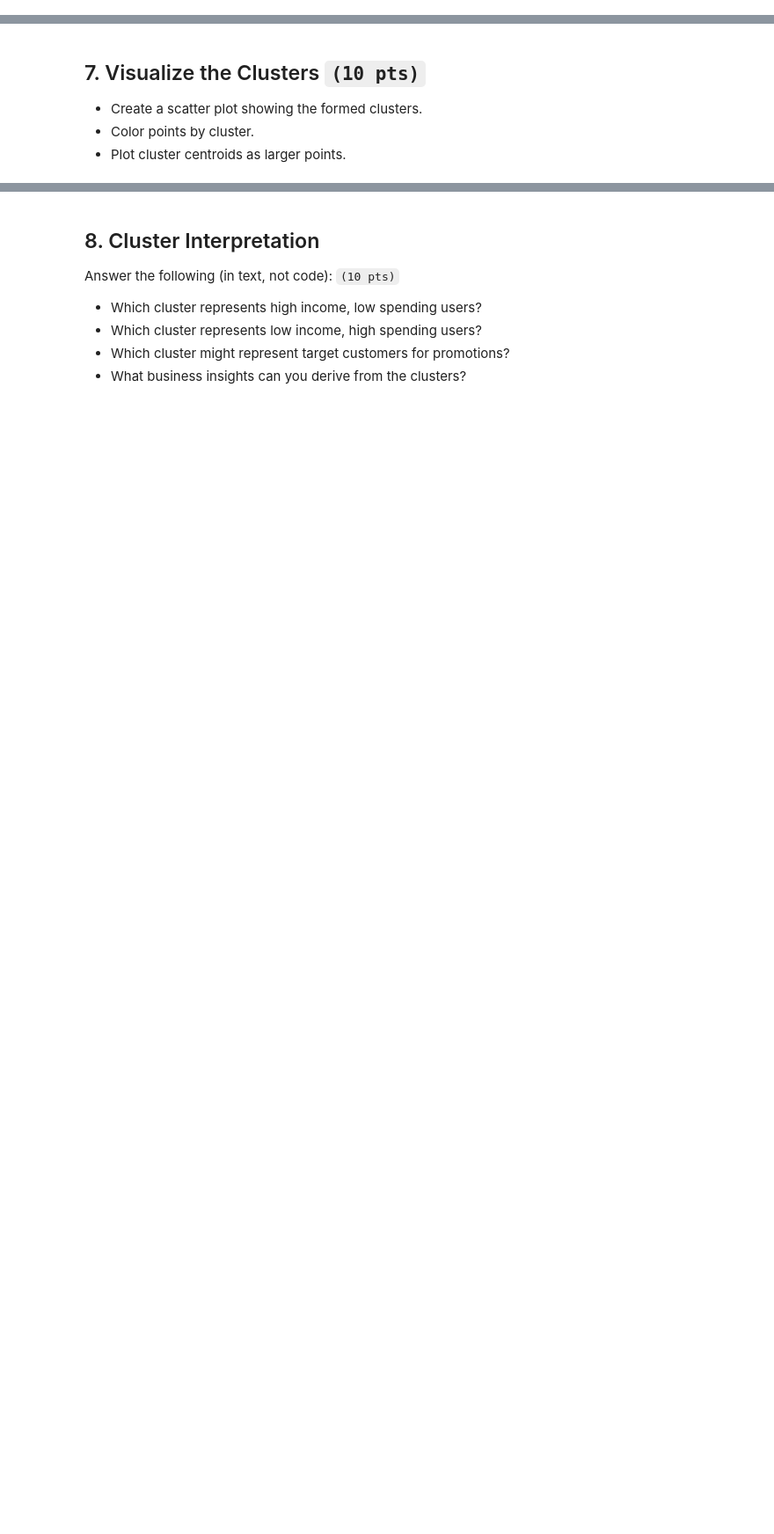
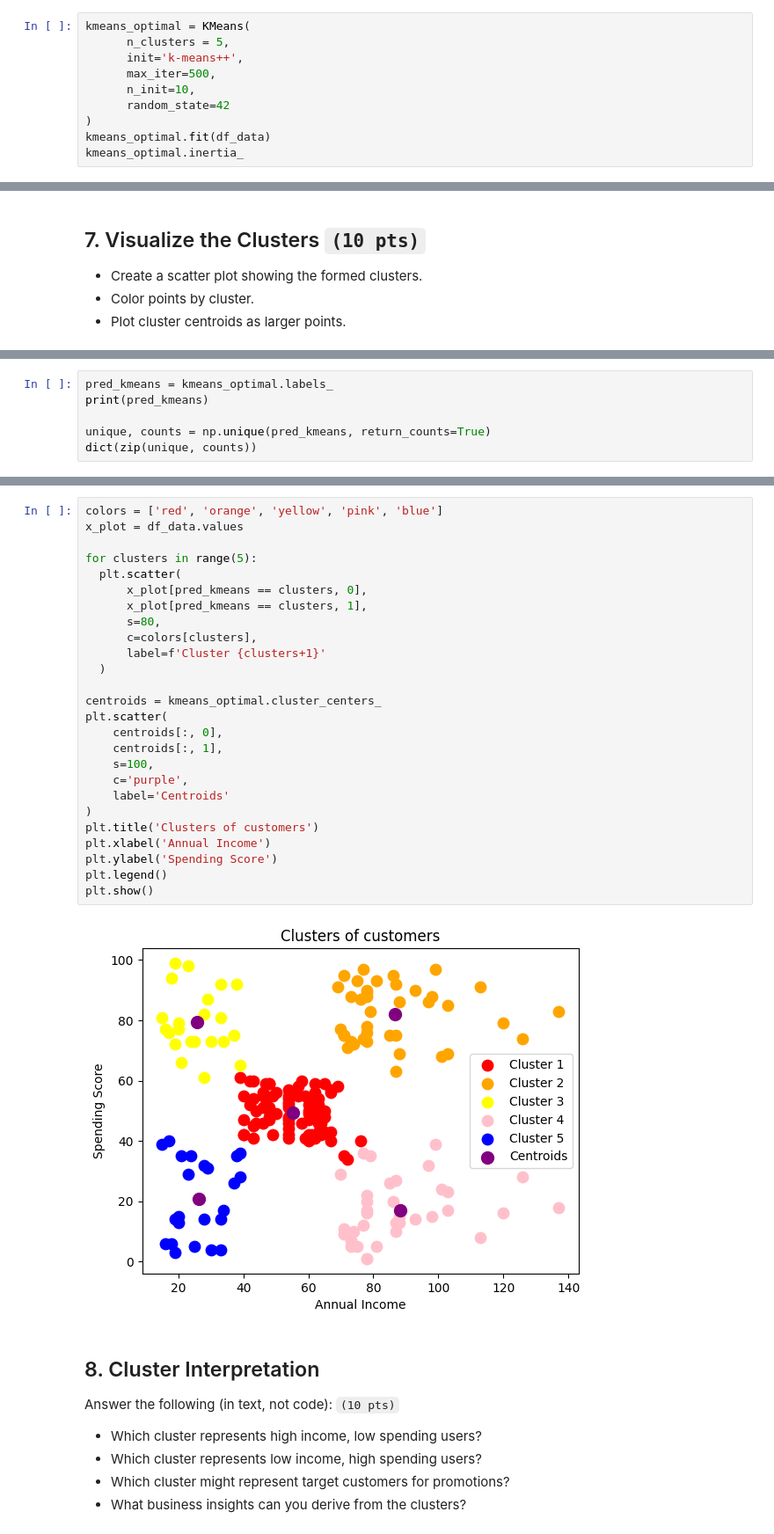
Before and after one commit to xRomory/CCADMACL_EXERCISES_COM231ML, a Jupyter notebook: exercise_1b/Exercise1B.ipynb, the cells around one changed output, grey strips where cells are left out. Shown: that part at 88% size. Cells and saved outputs as stored; diff of their text form; blank space fills up the shorter version.

```diff
--- a/exercise_1b/Exercise1B.ipynb
+++ b/exercise_1b/Exercise1B.ipynb
@@ -83,0 +168,10 @@ Display the first 10 rows. `(5 pts)`
+# %%
+kmeans_optimal = KMeans(
+      n_clusters = 5,
+      init='k-means++',
+      max_iter=500,
+      n_init=10,
+      random_state=42
+)
+kmeans_optimal.fit(df_data)
+kmeans_optimal.inertia_
@@ -91,0 +186,6 @@ Display the first 10 rows. `(5 pts)`
+# %%
+pred_kmeans = kmeans_optimal.labels_
+print(pred_kmeans)
+
+unique, counts = np.unique(pred_kmeans, return_counts=True)
+dict(zip(unique, counts))
@@ -92,3 +204,31 @@ Display the first 10 rows. `(5 pts)`
+# %%
+colors = ['red', 'orange', 'yellow', 'pink', 'blue']
+x_plot = df_data.values
+
+for clusters in range(5):
+  plt.scatter(
+      x_plot[pred_kmeans == clusters, 0],
+      x_plot[pred_kmeans == clusters, 1],
+      s=80,
+      c=colors[clusters],
+      label=f'Cluster {clusters+1}'
+  )
+
+centroids = kmeans_optimal.cluster_centers_
+plt.scatter(
+    centroids[:, 0],
+    centroids[:, 1],
+    s=100,
+    c='purple',
+    label='Centroids'
+)
+plt.title('Clusters of customers')
+plt.xlabel('Annual Income')
+plt.ylabel('Spending Score')
+plt.legend()
+plt.show()
+# %% [output]
+[figure, added]
 # %% [markdown]
 ## 8. Cluster Interpretation
 
```
Also changed, not shown: parts of 22 cells of this notebook.
